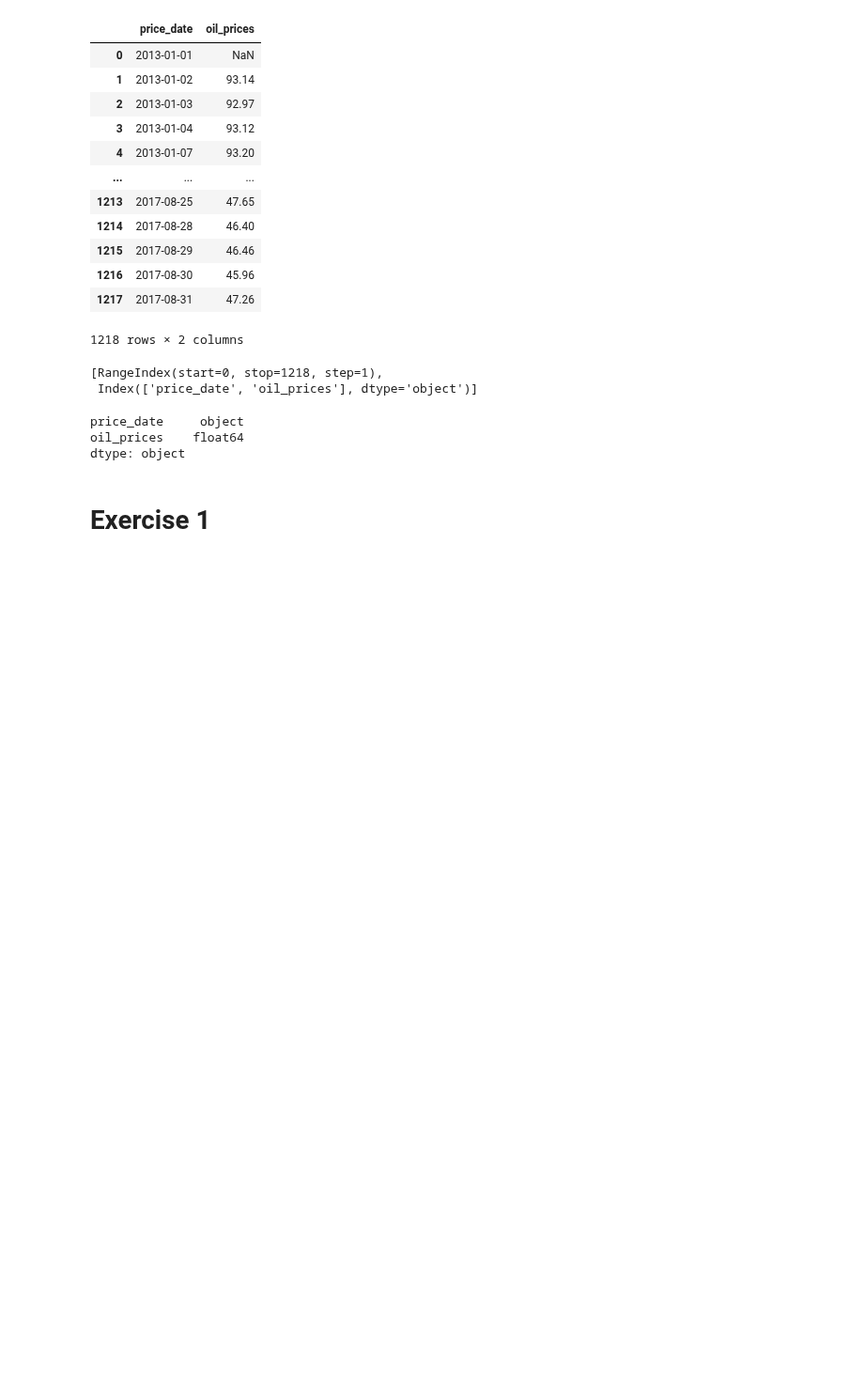
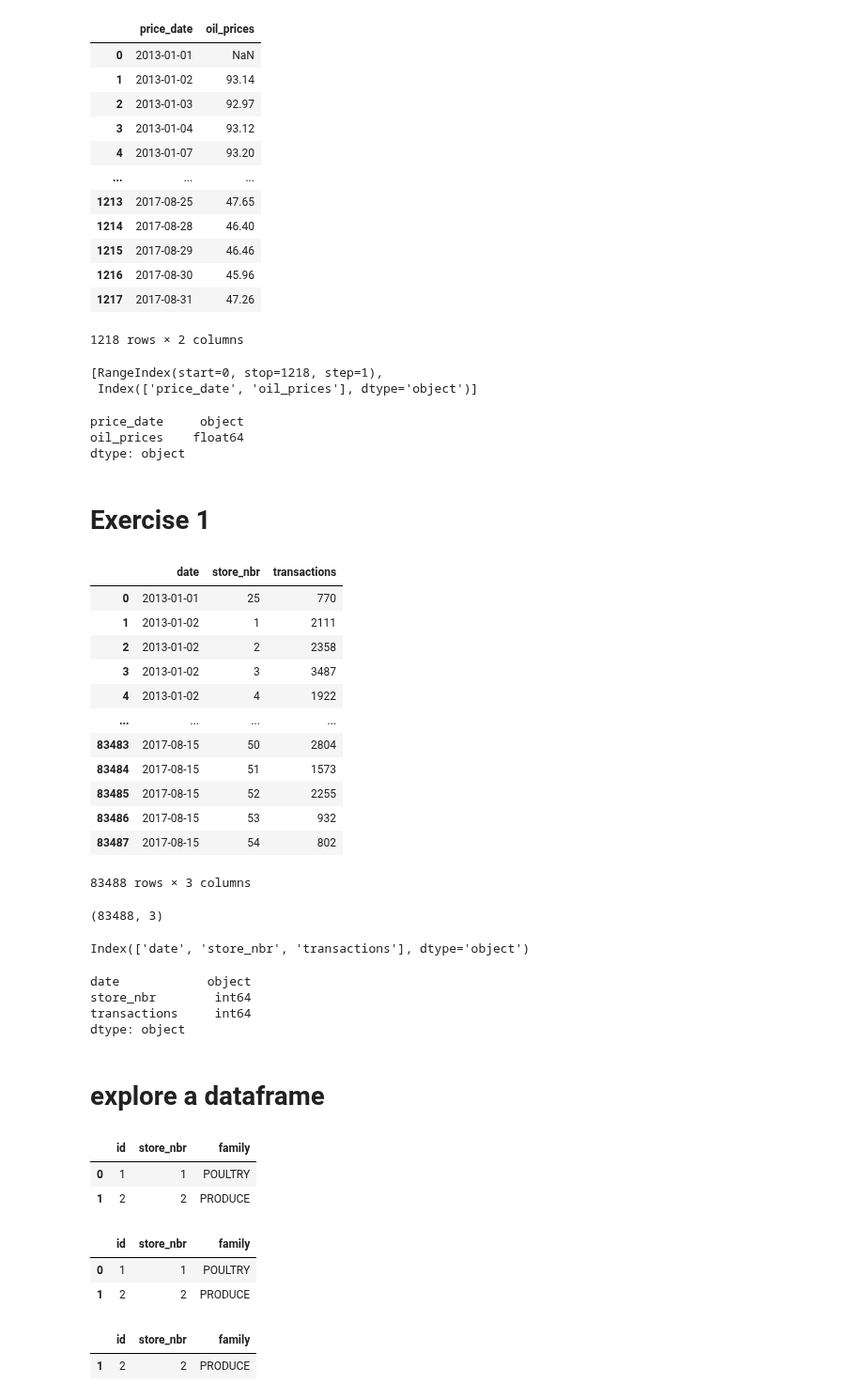
Before and after one commit to arunadas/effective-pandas, a Jupyter notebook: l_python_pandas/dataframes.ipynb, the cells around one changed output. Shown at 94% size. Cells and saved outputs as stored; diff of their text form; code cells hidden in the pictures; blank space fills up the shorter version.

Commit message:
dataframe

```diff
--- a/l_python_pandas/dataframes.ipynb
+++ b/l_python_pandas/dataframes.ipynb
@@ -115,4 +115,56 @@ dtype: object
 # %% [markdown]
 # Exercise 1
 # %%
-t
+transactions = pd.read_csv("./retail/transactions.csv")
+
+transactions
+# %% [output]
+|  | date | store_nbr | transactions |
+| 0 | 2013-01-01 | 25 | 770 |
+| 1 | 2013-01-02 | 1 | 2111 |
+| 2 | 2013-01-02 | 2 | 2358 |
+| 3 | 2013-01-02 | 3 | 3487 |
+| 4 | 2013-01-02 | 4 | 1922 |
+| ... | ... | ... | ... |
+| 83483 | 2017-08-15 | 50 | 2804 |
+| 83484 | 2017-08-15 | 51 | 1573 |
+| 83485 | 2017-08-15 | 52 | 2255 |
+| 83486 | 2017-08-15 | 53 | 932 |
+| 83487 | 2017-08-15 | 54 | 802 |
+83488 rows × 3 columns
+# %%
+# number of rows and columns
+transactions.shape
+# %% [output]
+(83488, 3)
+# %%
+# name of the columns
+transactions.columns
+# %% [output]
+Index(['date', 'store_nbr', 'transactions'], dtype='object')
+# %%
+transactions.dtypes
+# %% [output]
+date            object
+store_nbr        int64
+transactions     int64
+dtype: object
+# %% [markdown]
+# explore a dataframe
+# %%
+df.head()
+# %% [output]
+|  | id | store_nbr | family |
+| 0 | 1 | 1 | POULTRY |
+| 1 | 2 | 2 | PRODUCE |
+# %%
+df.tail()
+# %% [output]
+|  | id | store_nbr | family |
+| 0 | 1 | 1 | POULTRY |
+| 1 | 2 | 2 | PRODUCE |
+# %%
+df.sample()
+# %% [output]
+|  | id | store_nbr | family |
+| 1 | 2 | 2 | PRODUCE |
```
Also changed, not shown: parts of 4 cells of this notebook.
